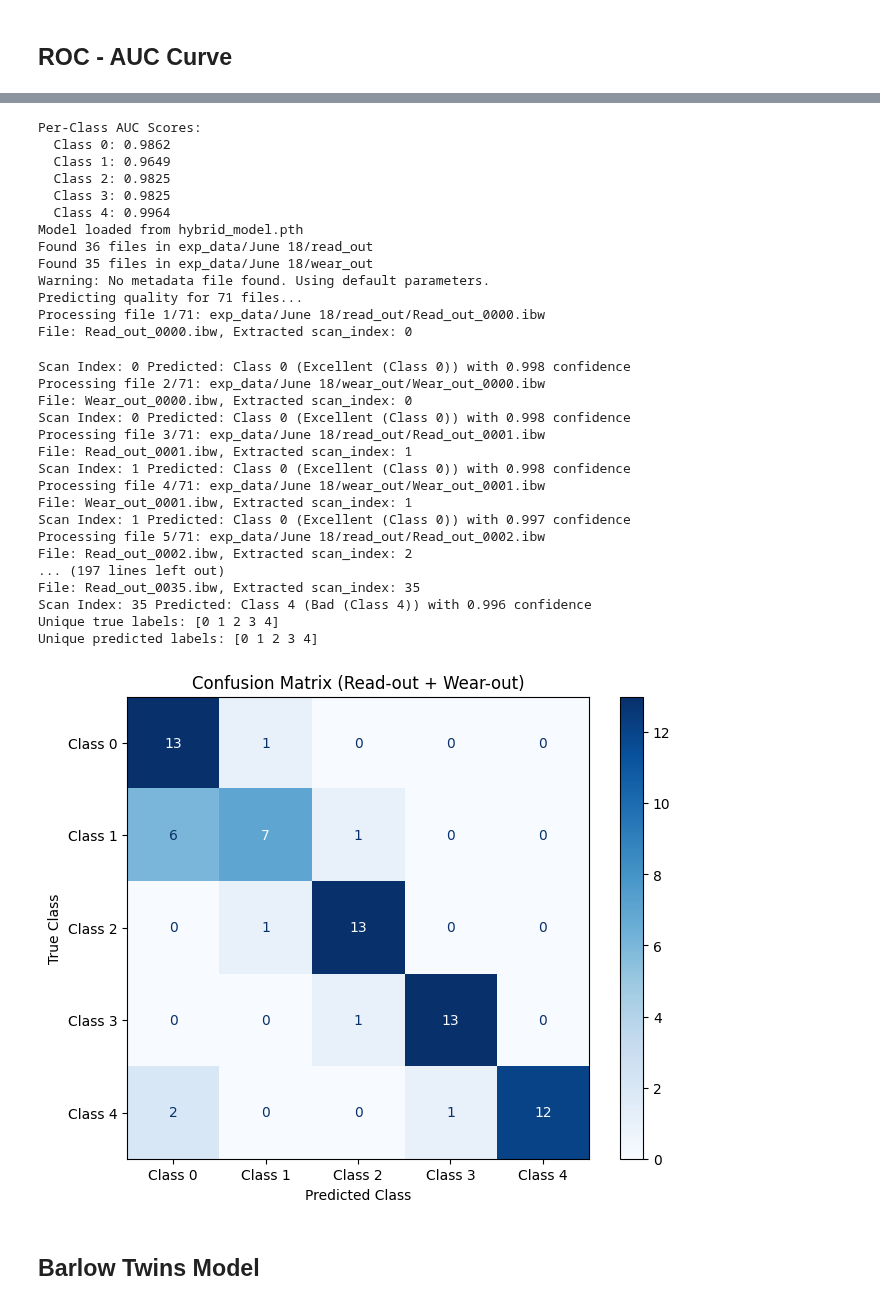
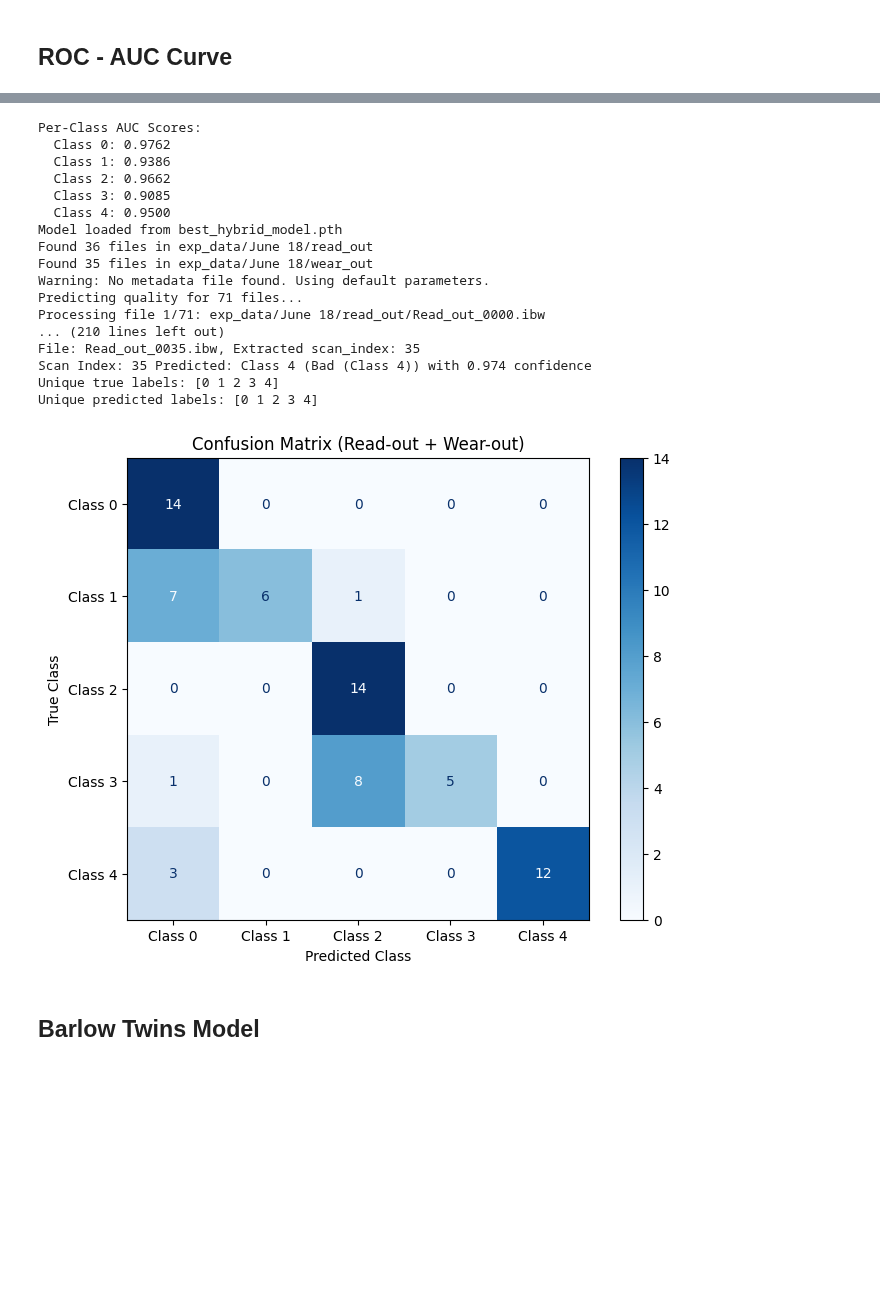
Before and after one commit to colinedsall/ofdspm, a Jupyter notebook: examples.ipynb, the cells around one changed output, grey strips where cells are left out. Drawn from its saved outputs; the diff is of its cells as text; code cells hidden in the pictures; blank space fills up the shorter version.

```diff
--- a/examples.ipynb
+++ b/examples.ipynb
@@ -295,7 +278,7 @@ def plot_prediction_versus_index(model_path, base_folder, dataset_names):
 
 if __name__ == "__main__":
     # Define the model path here
-    model_path = 'hybrid_model.pth'
+    model_path = 'best_hybrid_model.pth'
 
     # Define the base folder and the subfolders which contain the set of data
     # This *is* configurable for other experiments, but will not be labeled as such
@@ -388,7 +371,7 @@ if __name__ == "__main__":
     # Configure the file base folder here for predictions
     base_folder = "exp_data/June 18"
     dataset_names = ["read_out", "wear_out"]
-    model_path = 'hybrid_model.pth'
+    model_path = 'best_hybrid_model.pth'
 
     # Run the script (useful in other .py files)
     hb_roc_auc_script(model_path, base_folder, dataset_names)
@@ -432,34 +415,21 @@ Scan Index: 34 Predicted: Class 4 (Bad (Class 4)) with 0.997 confidence
 Per-Class AUC Scores:
-  Class 0: 0.9862
-  Class 1: 0.9649
-  Class 2: 0.9825
-  Class 3: 0.9825
-  Class 4: 0.9964
-Model loaded from hybrid_model.pth
+  Class 0: 0.9762
+  Class 1: 0.9386
+  Class 2: 0.9662
+  Class 3: 0.9085
+  Class 4: 0.9500
+Model loaded from best_hybrid_model.pth
 Found 36 files in exp_data/June 18/read_out
 Found 35 files in exp_data/June 18/wear_out
 Warning: No metadata file found. Using default parameters.
 Predicting quality for 71 files...
 Processing file 1/71: exp_data/June 18/read_out/Read_out_0000.ibw
-File: Read_out_0000.ibw, Extracted scan_index: 0
+... (210 lines left out)
+File: Read_out_0035.ibw, Extracted scan_index: 35
+Scan Index: 35 Predicted: Class 4 (Bad (Class 4)) with 0.974 confidence
+Unique true labels: [0 1 2 3 4]
+Unique predicted labels: [0 1 2 3 4]
-Scan Index: 0 Predicted: Class 0 (Excellent (Class 0)) with 0.998 confidence
-Processing file 2/71: exp_data/June 18/wear_out/Wear_out_0000.ibw
-File: Wear_out_0000.ibw, Extracted scan_index: 0
-Scan Index: 0 Predicted: Class 0 (Excellent (Class 0)) with 0.998 confidence
-Processing file 3/71: exp_data/June 18/read_out/Read_out_0001.ibw
-File: Read_out_0001.ibw, Extracted scan_index: 1
-Scan Index: 1 Predicted: Class 0 (Excellent (Class 0)) with 0.998 confidence
-Processing file 4/71: exp_data/June 18/wear_out/Wear_out_0001.ibw
-File: Wear_out_0001.ibw, Extracted scan_index: 1
-Scan Index: 1 Predicted: Class 0 (Excellent (Class 0)) with 0.997 confidence
-Processing file 5/71: exp_data/June 18/read_out/Read_out_0002.ibw
-File: Read_out_0002.ibw, Extracted scan_index: 2
-... (197 lines left out)
-File: Read_out_0035.ibw, Extracted scan_index: 35
-Scan Index: 35 Predicted: Class 4 (Bad (Class 4)) with 0.996 confidence
-Unique true labels: [0 1 2 3 4]
-Unique predicted labels: [0 1 2 3 4]
-[figure, old version]
+[figure, new version]
 # %% [markdown]
 ## Barlow Twins Model
 # %%
```
Also changed, not shown: parts of 3 cells of this notebook, 6 other files.
